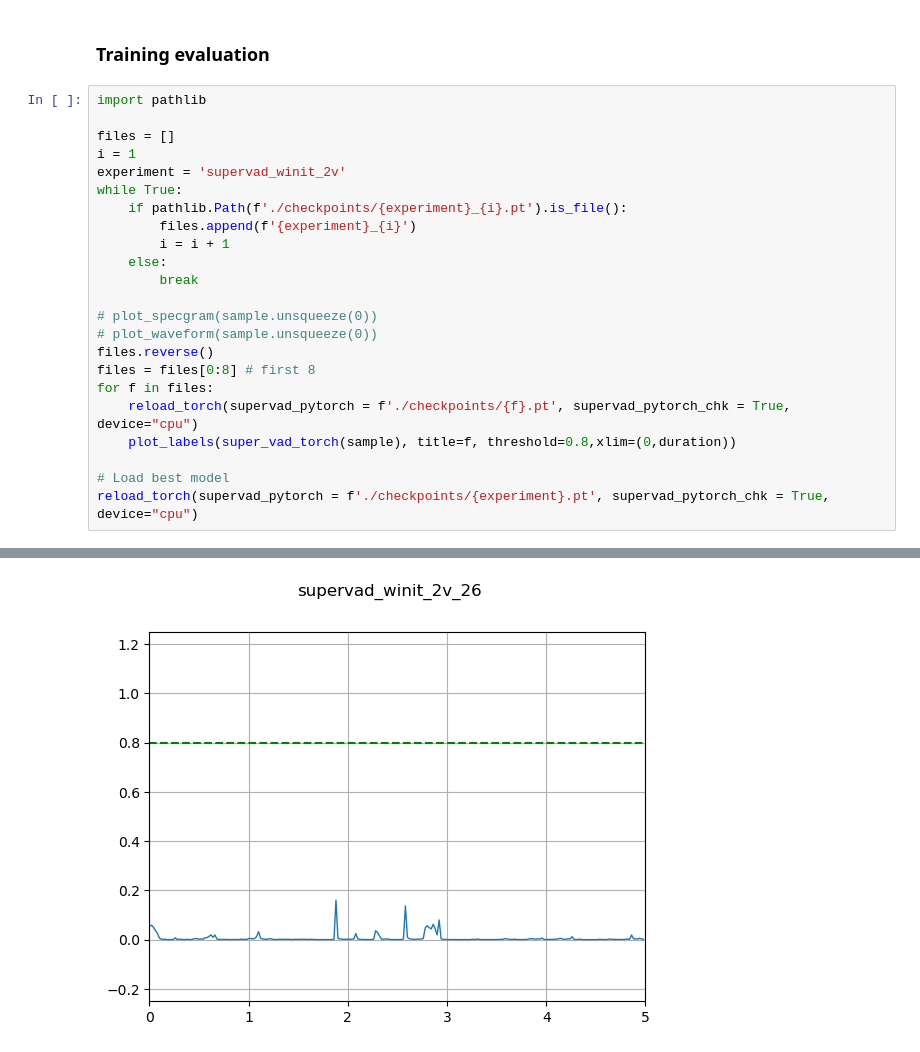
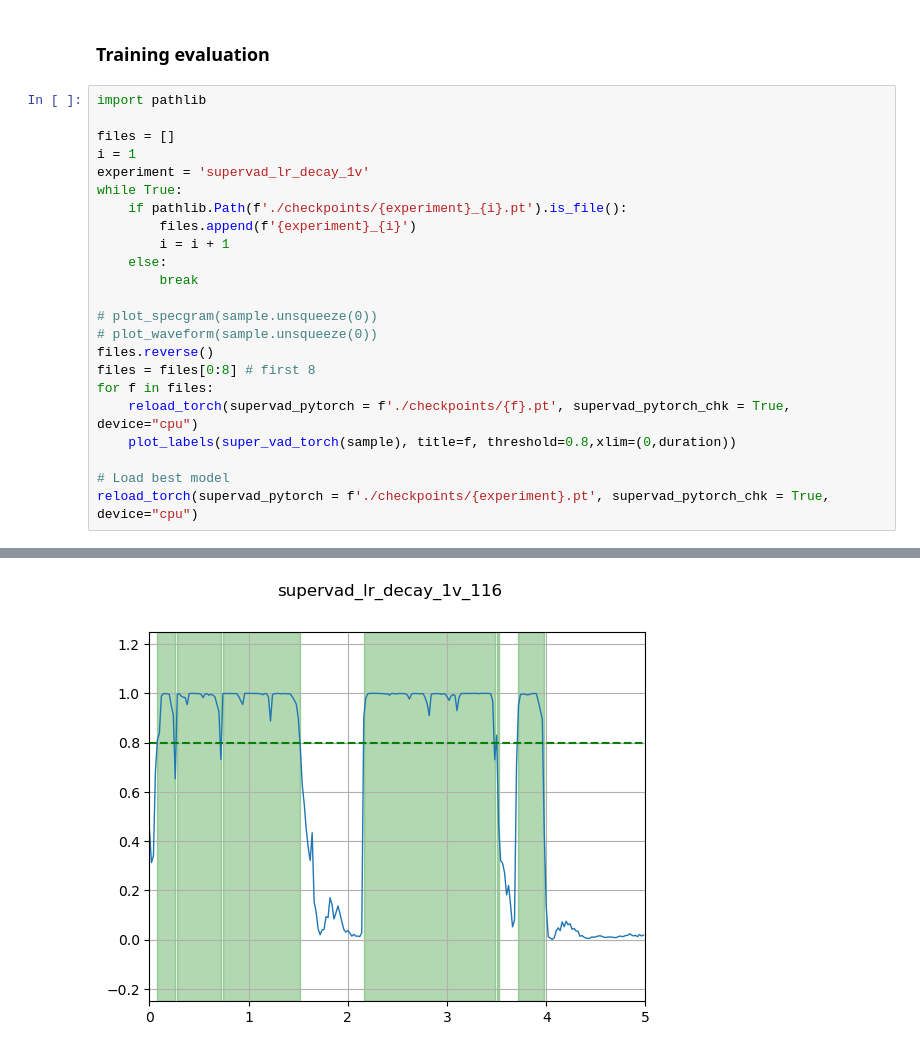
Before and after one commit to ex3ndr/supervad, a Jupyter notebook: evaluation.ipynb, the cells around one changed output, grey strips where cells are left out. Saved outputs shown, nothing was run; the diff lists cells and outputs as text.

Commit message:
feat: learning rate decay

```diff
--- a/evaluation.ipynb
+++ b/evaluation.ipynb
@@ -77,7 +77,7 @@ import pathlib
 
 files = []
 i = 1
-experiment = 'supervad_winit_2v'
+experiment = 'supervad_lr_decay_1v'
 while True:
     if pathlib.Path(f'./checkpoints/{experiment}_{i}.pt').is_file():
         files.append(f'{experiment}_{i}')
@@ -103 +103 @@ reload_torch(supervad_pytorch = f'./checkpoints/{experiment}.pt', supervad_pytor
-[figure, old version]
+[figure, new version]
```
Also changed, not shown: parts of 3 cells of this notebook, 1 other file.
